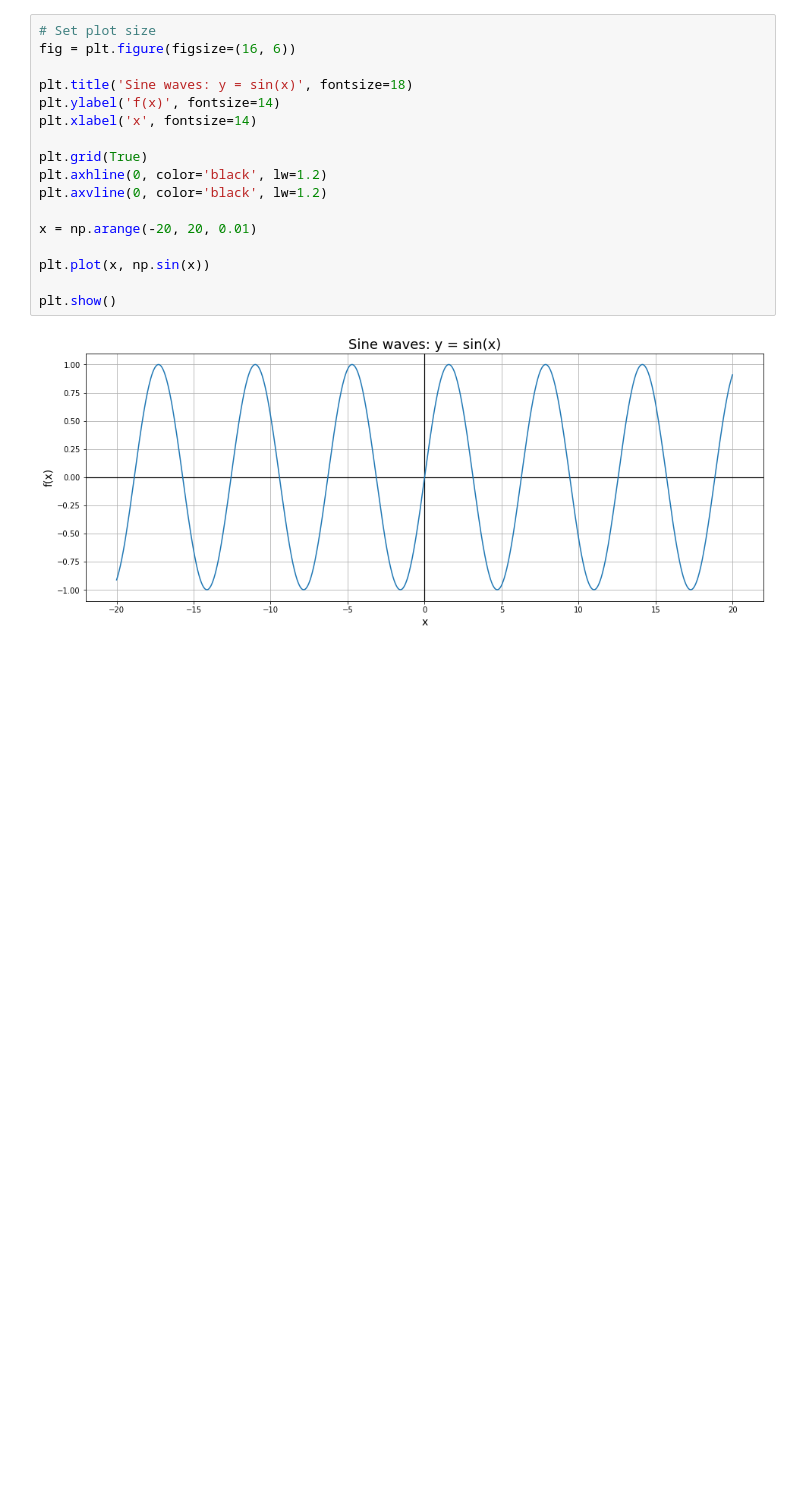
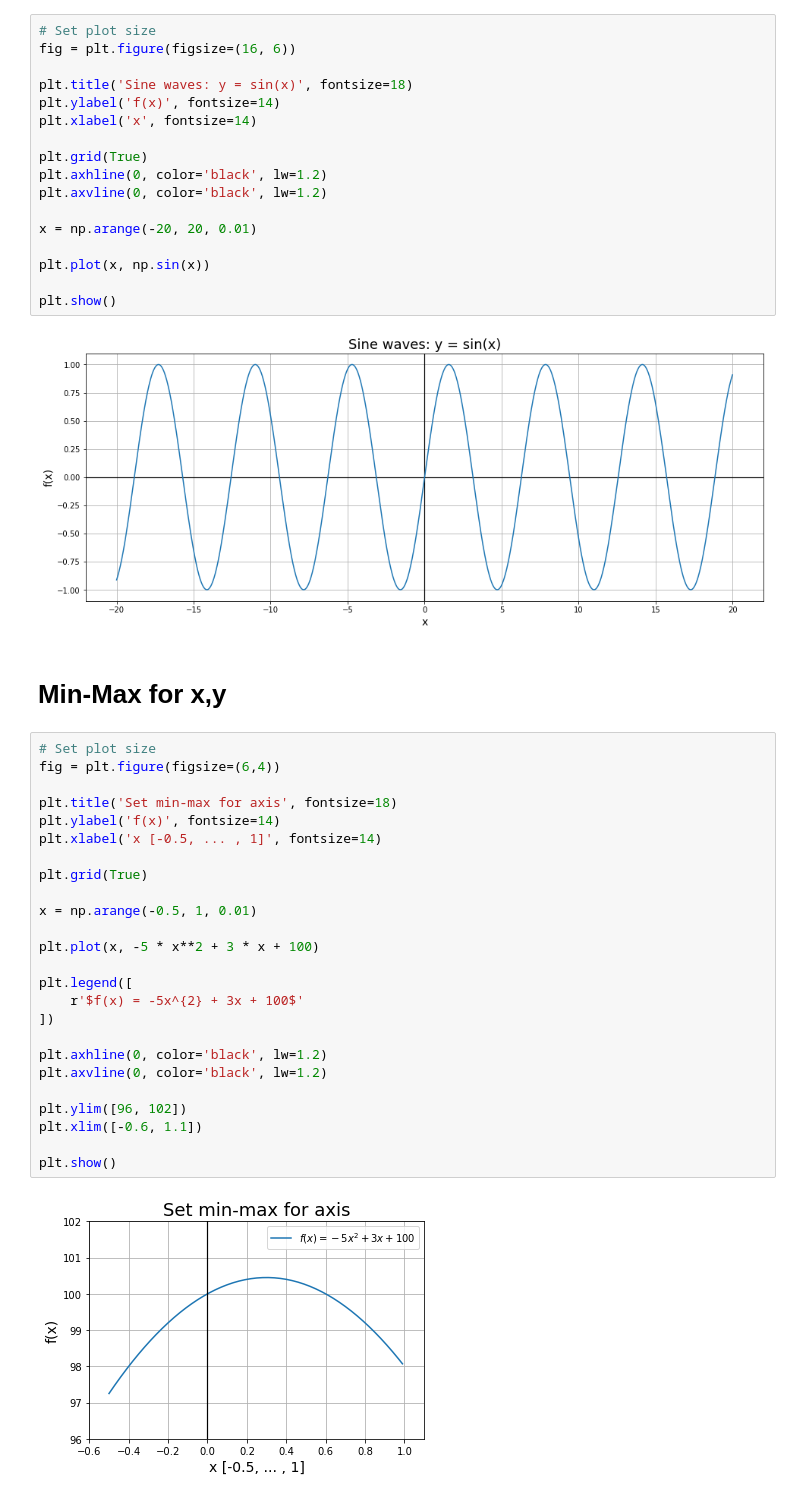
Before and after one commit to ekalachev/jupyter_charts, a Jupyter notebook: matplotlib.ipynb, the cells around one changed output. Cells and saved outputs as stored; diff of their text form; blank space fills up the shorter version.

```diff
--- a/matplotlib.ipynb
+++ b/matplotlib.ipynb
@@ -195,3 +195,32 @@ plt.plot(x, np.sin(x))
 plt.show()
 # %% [output]
 [figure]
+# %% [markdown]
+# Min-Max for x,y
+# %%
+# Set plot size
+fig = plt.figure(figsize=(6,4))
+
+plt.title('Set min-max for axis', fontsize=18)
+plt.ylabel('f(x)', fontsize=14)
+plt.xlabel('x [-0.5, ... , 1]', fontsize=14)
+
+plt.grid(True)
+
+x = np.arange(-0.5, 1, 0.01)
+
+plt.plot(x, -5 * x**2 + 3 * x + 100)
+
+plt.legend([
+    r'$f(x) = -5x^{2} + 3x + 100$'
+])
+
+plt.axhline(0, color='black', lw=1.2)
+plt.axvline(0, color='black', lw=1.2)
+
+plt.ylim([96, 102])
+plt.xlim([-0.6, 1.1])
+
+plt.show()
+# %% [output]
+[figure, added]
```
Also changed, not shown: parts of 1 cell of this notebook.
